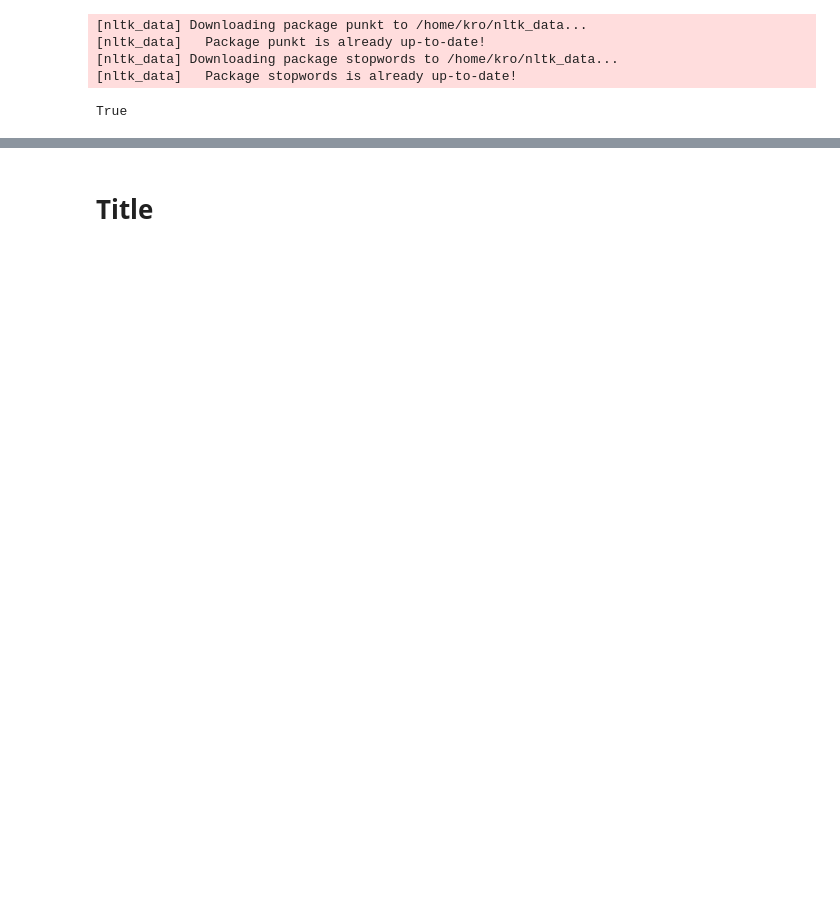
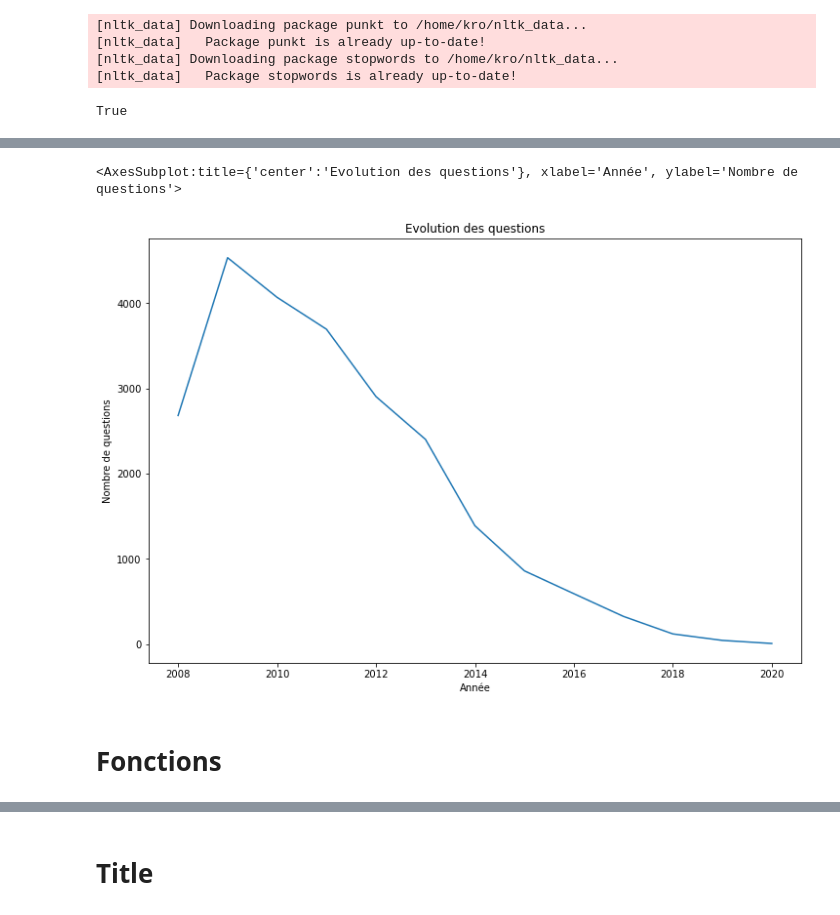
Before and after one commit to caro266/P5_Teurio_Carole, a Jupyter notebook: P5_01_notebookexploration/P5_notebookexploratoire.ipynb, the cells around one changed output, grey strips where cells are left out. Drawn from its saved outputs; the diff is of its cells as text; code cells hidden in the pictures; blank space fills up the shorter version.

```diff
--- a/P5_01_notebookexploration/P5_notebookexploratoire.ipynb
+++ b/P5_01_notebookexploration/P5_notebookexploratoire.ipynb
@@ -50,0 +57,14 @@ dataStack.head()
+# %%
+dataTemp = dataStack.groupby(by="CreationYear").count()
+dataTemp = dataTemp.iloc[:,0]
+fig = plt.figure(figsize=(20, 8))
+dataTemp.plot(figsize=(12,8),
+          title="Evolution des questions",
+          ylabel="Nombre de questions",
+          xlabel="Année",
+          legend=False)
+# %% [output]
+<AxesSubplot:title={'center':'Evolution des questions'}, xlabel='Année', ylabel='Nombre de questions'>
+[figure, added]
+# %% [markdown]
+# Fonctions
```
Also changed, not shown: parts of 53 cells of this notebook, 1 other file.
